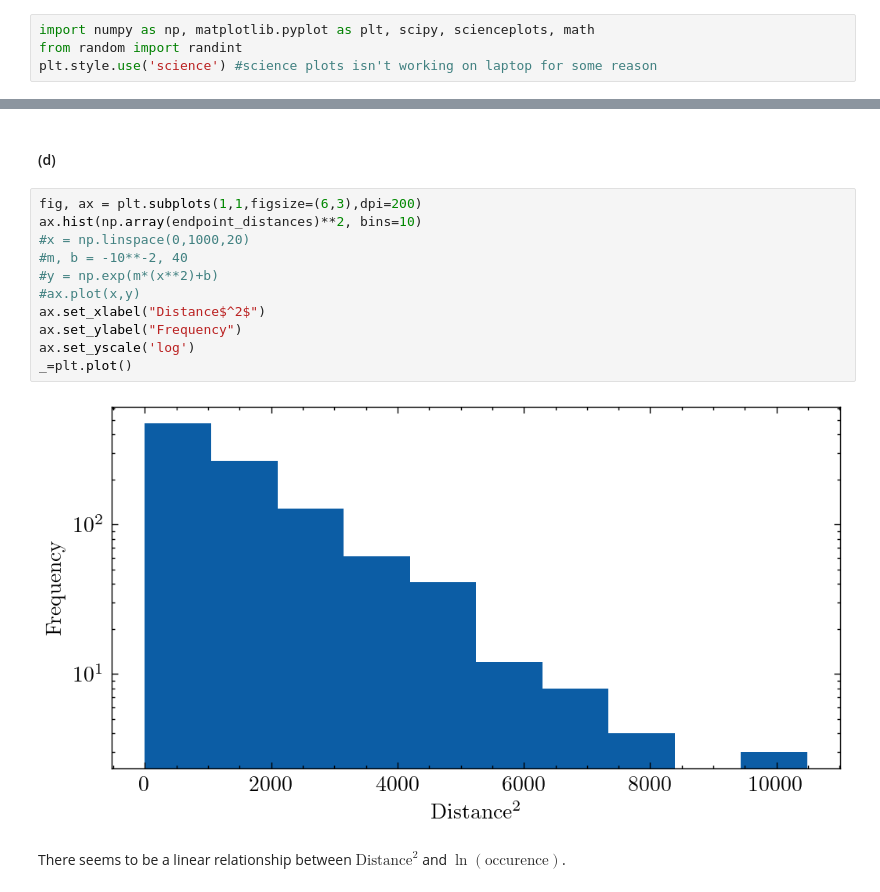
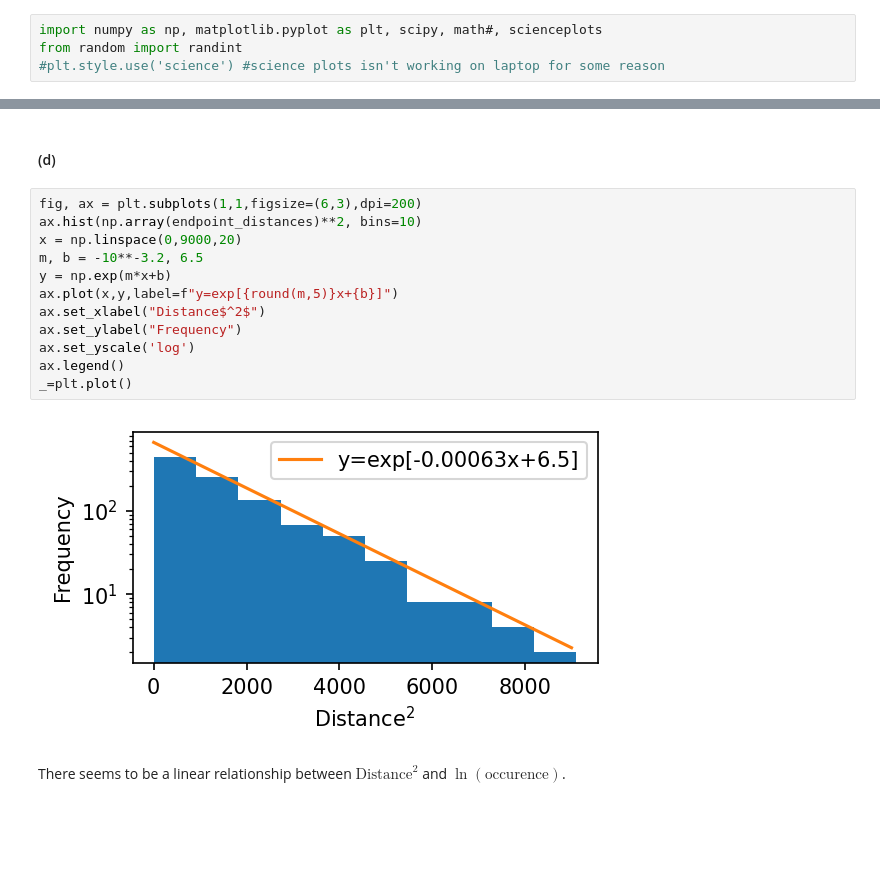
Before and after one commit to gkerr708/PHYC_2050, a Jupyter notebook: Assignments/Assignment4/kerr-assignment4.ipynb, the cells around one changed output, grey strips where cells are left out. Saved outputs shown, nothing was run; the diff lists cells and outputs as text; blank space fills up the shorter version.

```diff
--- a/Assignments/Assignment4/kerr-assignment4.ipynb
+++ b/Assignments/Assignment4/kerr-assignment4.ipynb
@@ -1,7 +1,7 @@
 # %%
-import numpy as np, matplotlib.pyplot as plt, scipy, scienceplots, math
+import numpy as np, matplotlib.pyplot as plt, scipy, math#, scienceplots
 from random import randint
-plt.style.use('science') #science plots isn't working on laptop for some reason
+#plt.style.use('science') #science plots isn't working on laptop for some reason
 # %% [markdown]
 # Assignment 4
 ### Section 7.1
@@ -140,16 +114,17 @@ _=plt.plot()
 # %%
 fig, ax = plt.subplots(1,1,figsize=(6,3),dpi=200)
 ax.hist(np.array(endpoint_distances)**2, bins=10)
-#x = np.linspace(0,1000,20)
-#m, b = -10**-2, 40
-#y = np.exp(m*(x**2)+b)
-#ax.plot(x,y)
+x = np.linspace(0,9000,20)
+m, b = -10**-3.2, 6.5
+y = np.exp(m*x+b)
+ax.plot(x,y,label=f"y=exp[{round(m,5)}x+{b}]")
 ax.set_xlabel("Distance$^2$")
 ax.set_ylabel("Frequency")
 ax.set_yscale('log')
+ax.legend()
 _=plt.plot()
 # %% [output]
-[figure, old version]
+[figure, new version]
 # %% [markdown]
 There seems to be a linear relationship between $\text{Distance}^2$ and $\ln(\text{occurence})$.
 # %% [markdown]
```
Also changed, not shown: parts of 30 cells of this notebook.
